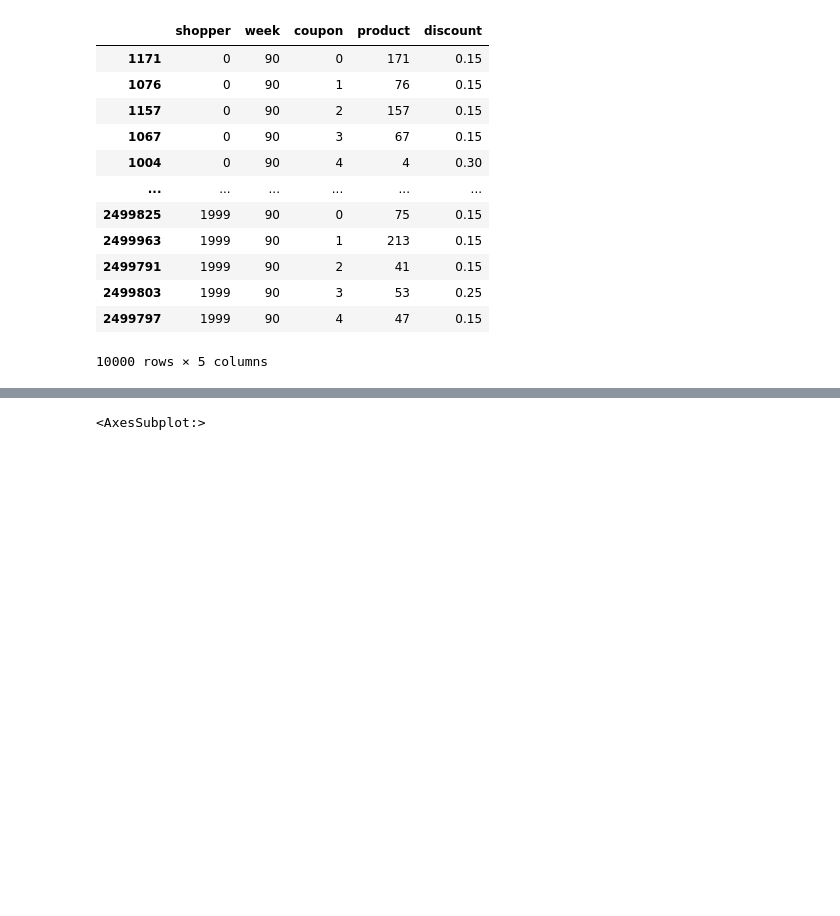
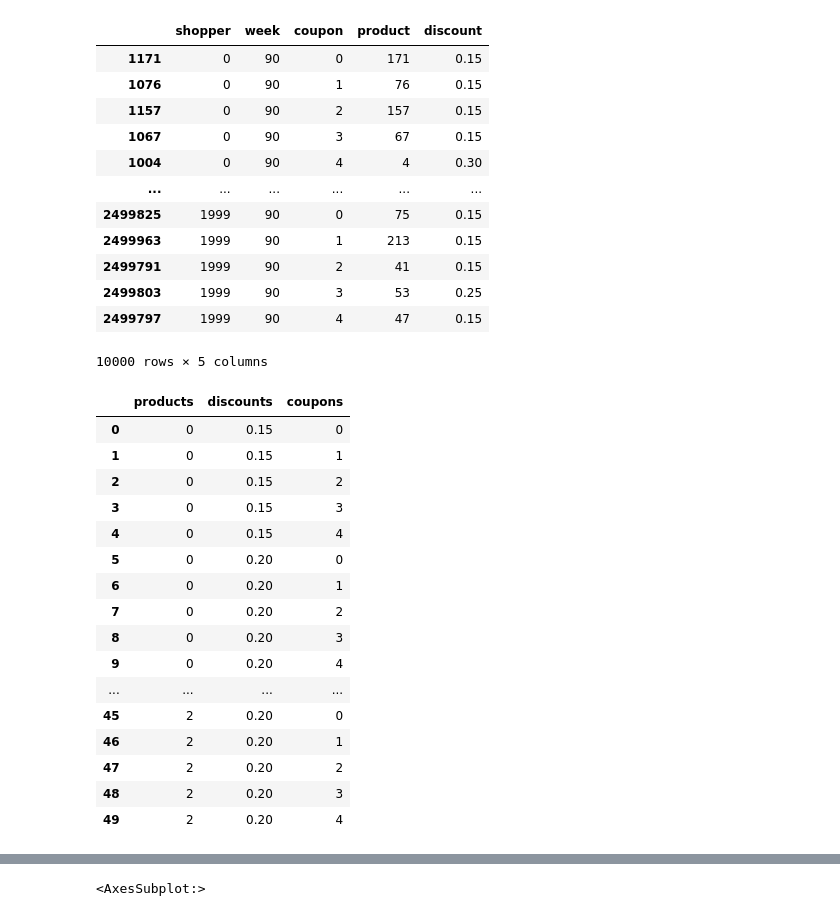
Before and after one commit to leonhagel/mlim-g2, a Jupyter notebook: code/init.ipynb, the cells around one changed output, grey strips where cells are left out. Cells and saved outputs as stored; diff of their text form; code cells hidden in the pictures; blank space fills up the shorter version.

```diff
--- a/code/init.ipynb
+++ b/code/init.ipynb
@@ -127,3 +137,30 @@ top_coupons
 | 2499803 | 1999 | 90 | 3 | 53 | 0.25 |
 | 2499797 | 1999 | 90 | 4 | 47 | 0.15 |
 10000 rows × 5 columns
+# %%
+n_products = range(250)
+n_discounts = [0.15, 0.2, 0.25, 0.3]
+n_coupons = range(5)
+
+dataset_discounts = pd.DataFrame(itertools.product(n_products, n_discounts, n_coupons))
+dataset_discounts.columns = ['products', 'discounts', 'coupons']
+
+dataset_discounts[0:50]
+# %% [output]
+|  | products | discounts | coupons |
+| 0 | 0 | 0.15 | 0 |
+| 1 | 0 | 0.15 | 1 |
+| 2 | 0 | 0.15 | 2 |
+| 3 | 0 | 0.15 | 3 |
+| 4 | 0 | 0.15 | 4 |
+| 5 | 0 | 0.20 | 0 |
+| 6 | 0 | 0.20 | 1 |
+| 7 | 0 | 0.20 | 2 |
+| 8 | 0 | 0.20 | 3 |
+| 9 | 0 | 0.20 | 4 |
+| ... | ... | ... | ... |
+| 45 | 2 | 0.20 | 0 |
+| 46 | 2 | 0.20 | 1 |
+| 47 | 2 | 0.20 | 2 |
+| 48 | 2 | 0.20 | 3 |
+| 49 | 2 | 0.20 | 4 |
```
Also changed, not shown: parts of 10 cells of this notebook, 3 other files.
